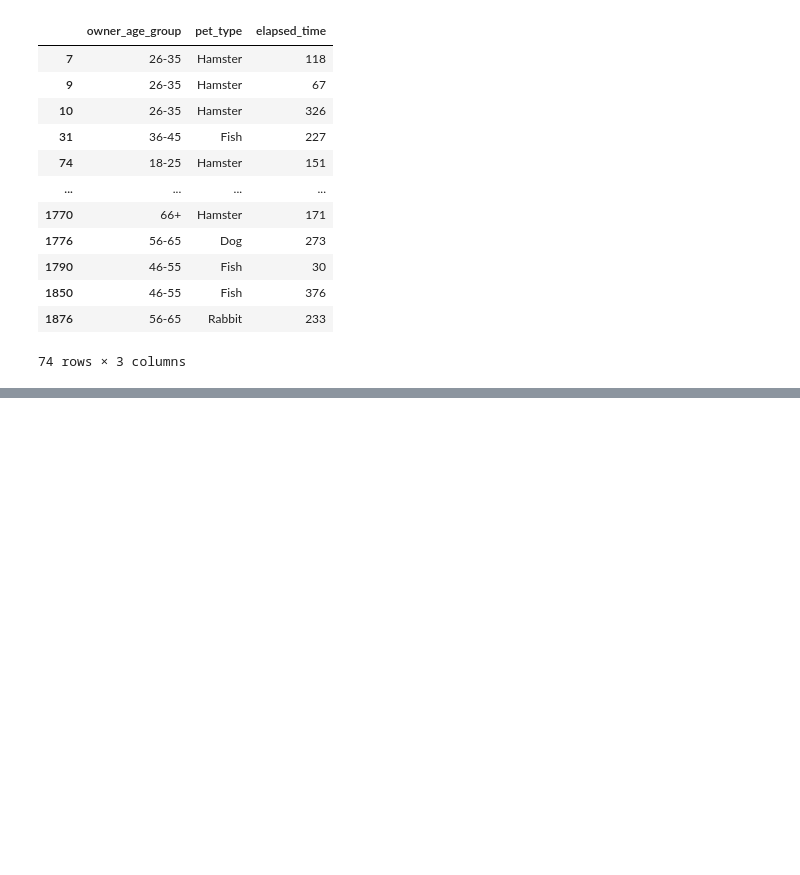
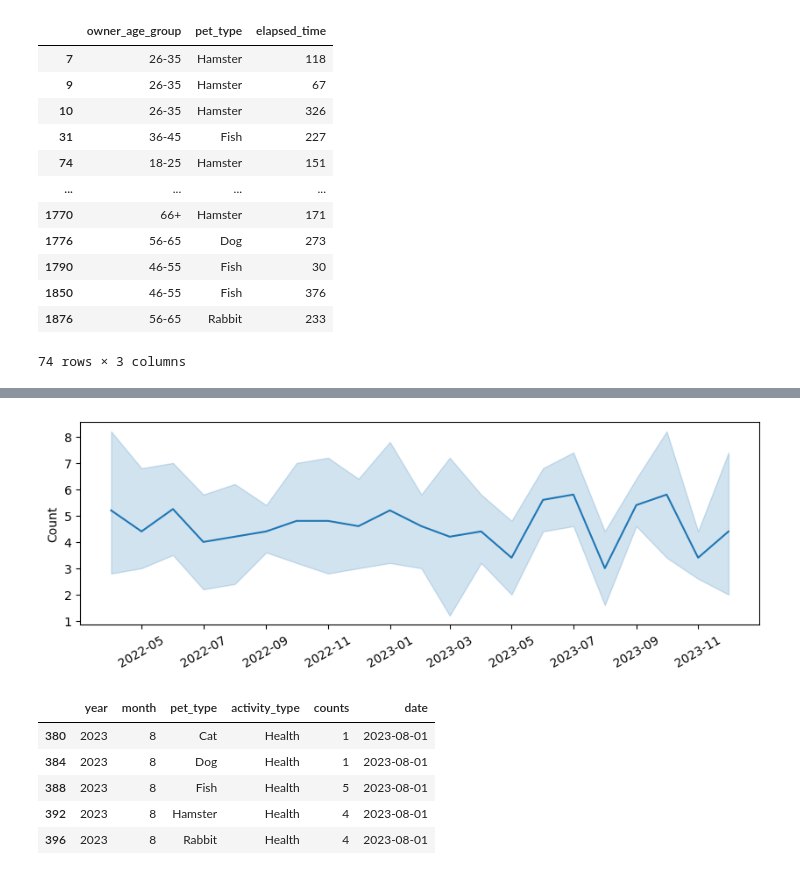
Before and after one commit to kozmik-moore/pet-software-developer-pipeline, a Jupyter notebook: code/notebook.ipynb, the cells around one changed output, grey strips where cells are left out. Saved outputs shown, nothing was run; the diff lists cells and outputs as text; code cells hidden in the pictures; blank space fills up the shorter version.

Commit message:
Added code for producing time series plots.

```diff
--- a/code/notebook.ipynb
+++ b/code/notebook.ipynb
@@ -229,0 +275,21 @@ def activities_time_series(
+# %%
+tdf = cleaned.loc[(cleaned.activity_type == 'Health') & (cleaned.issue == 'Annual Checkup')].copy()
+tdf = features.add_dt_column(tdf)
+tdf = features.add_dt_column(tdf, 'month')
+gtdf = tdf.groupby(['year', 'month', 'pet_type'], observed=False).activity_type.value_counts().reset_index(name='counts')
+fgtdf = gtdf.loc[gtdf.counts != 0].copy()
+fgtdf['date'] = pd.to_datetime(fgtdf.year.astype(str) + '-' + fgtdf.month.astype(str))
+fig, ax = plt.subplots(figsize=(10,3))
+sns.lineplot(fgtdf, x='date', y='counts', ax=ax)
+ax.set_xlabel('')
+ax.set_ylabel('Count')
+plt.xticks(rotation=30)
+plt.show()
+# %% [output]
+[figure, added]
+|  | year | month | pet_type | activity_type | counts | date |
+| 380 | 2023 | 8 | Cat | Health | 1 | 2023-08-01 |
+| 384 | 2023 | 8 | Dog | Health | 1 | 2023-08-01 |
+| 388 | 2023 | 8 | Fish | Health | 5 | 2023-08-01 |
+| 392 | 2023 | 8 | Hamster | Health | 4 | 2023-08-01 |
+| 396 | 2023 | 8 | Rabbit | Health | 4 | 2023-08-01 |
```
Also changed, not shown: parts of 3 cells of this notebook.
